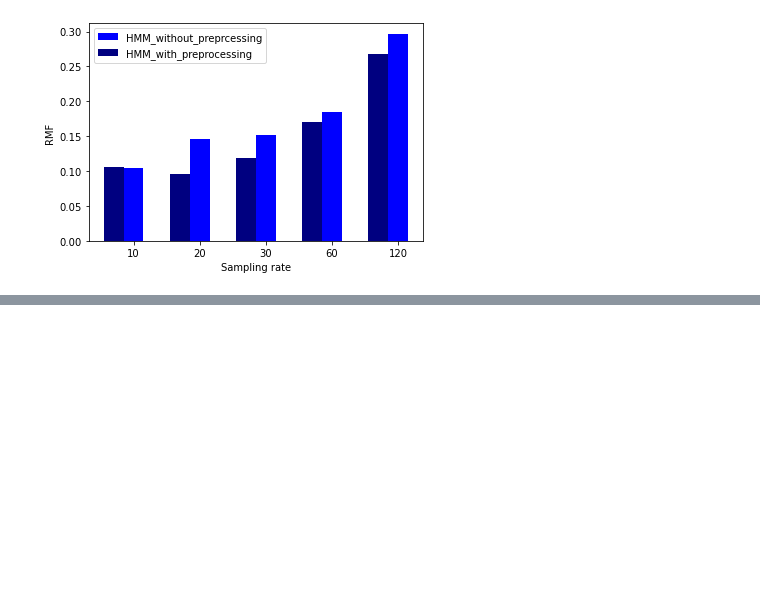
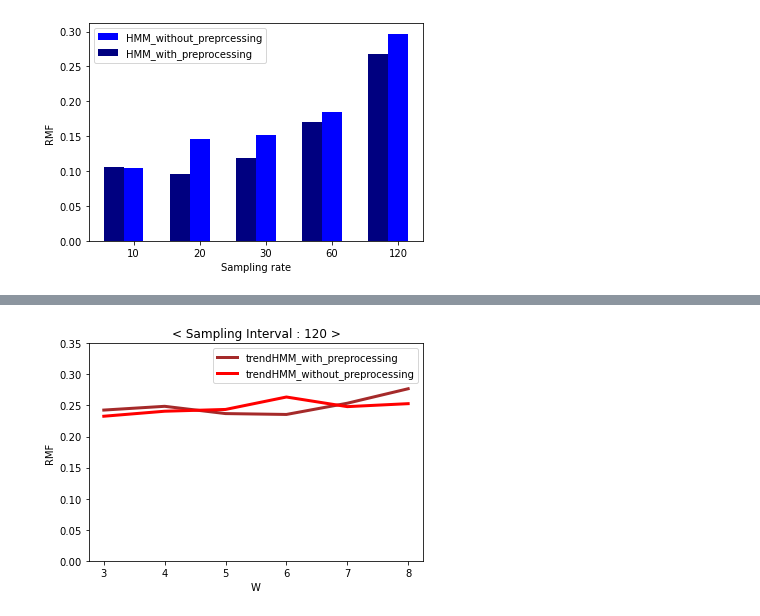
Before and after one commit to Jaeho-99/map_matching, a Jupyter notebook: code/temp_picture.ipynb, the cells around one changed output, grey strips where cells are left out. Cells and saved outputs as stored; diff of their text form; code cells hidden in the pictures; blank space fills up the shorter version.

```diff
--- a/code/temp_picture.ipynb
+++ b/code/temp_picture.ipynb
@@ -439,0 +377,28 @@ plt.savefig('trendHMM_unpreprocessing_and_HMM_preprocessing.png')
+# %%
+# 전처리 안 된 trendHMM과 전처리 된 trendHMM 비교
+x = np.arange(6)
+sampling_intervals = [10,20,30,60,120]
+for i in range(4):
+    plt.clf()
+    plt.plot(rdp_my_rmf_list[i],color='brown',linewidth = 3,markersize=7,label=f"Sampling interval : {sampling_intervals[i]}")
+    plt.plot(non_rdp_my_rmf_list[i],color='red',linewidth = 3,markersize=7,label=f"Sampling interval : {sampling_intervals[i]}")
+    plt.legend(["trendHMM_with_preprocessing", "trendHMM_without_preprocessing"])
+    plt.ylabel('RMF')
+    plt.xlabel('W')
+    plt.title(f'< Sampling Interval : {sampling_intervals[i]} >')
+    plt.yticks([0, 0.05, 0.1,0.15,0.2,0.25])
+    plt.xticks(x, [3,4,5,6,7,8])
+    plt.savefig(f'trendHMM_unpreprocessing_and_trendHMM_preprocessing_{sampling_intervals[i]}.png')
+
+plt.clf()
+plt.plot(rdp_my_rmf_list[4],color='brown',linewidth = 3,markersize=7,label="Sampling interval : 120")
+plt.plot(non_rdp_my_rmf_list[4],color='red',linewidth = 3,markersize=7,label="Sampling interval : 120")
+plt.legend(["trendHMM_with_preprocessing", "trendHMM_without_preprocessing"])
+plt.ylabel('RMF')
+plt.xlabel('W')
+plt.title('< Sampling Interval : 120 >')
+plt.yticks([0, 0.05, 0.1,0.15,0.2,0.25,0.3,0.35])
+plt.xticks(x, [3,4,5,6,7,8])
+plt.savefig('trendHMM_unpreprocessing_and_trendHMM_preprocessing_120.png')
+# %% [output]
+[figure, added]
```
Also changed, not shown: parts of 6 cells of this notebook, 1 other file.
